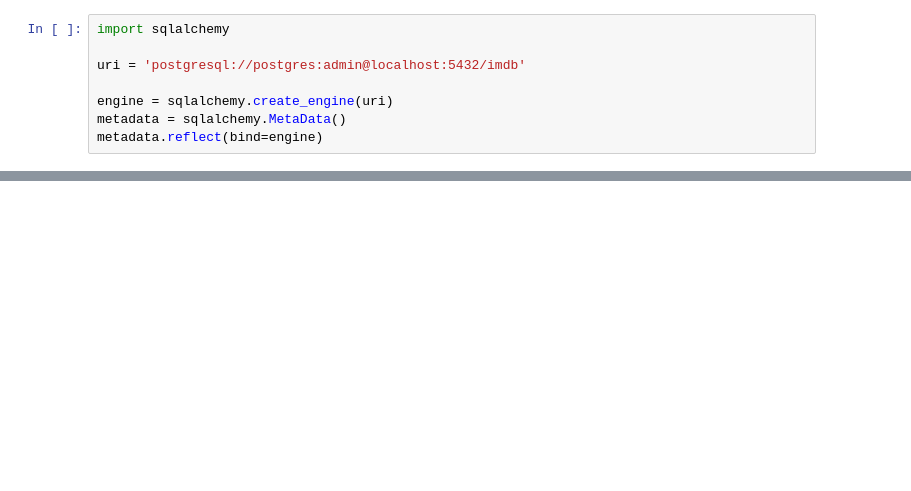
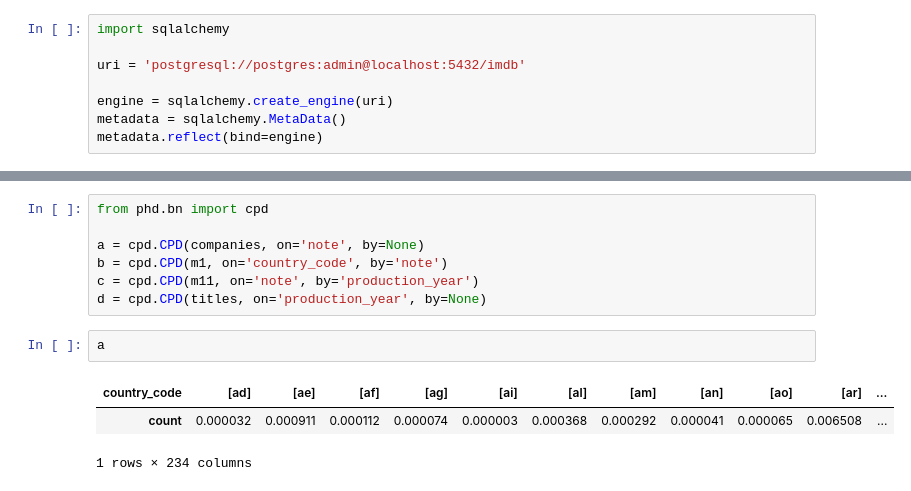
Before and after one commit to MaxHalford/dasfaa-2019, a Jupyter notebook: Playground.ipynb, the cells around one changed output, grey strips where cells are left out. Saved outputs shown, nothing was run; the diff lists cells and outputs as text; blank space fills up the shorter version.

```diff
--- a/Playground.ipynb
+++ b/Playground.ipynb
@@ -112,0 +170,13 @@ metrics.mutual_info_score(x, y)
+# %%
+from phd.bn import cpd
+
+a = cpd.CPD(companies, on='note', by=None)
+b = cpd.CPD(m1, on='country_code', by='note')
+c = cpd.CPD(m11, on='note', by='production_year')
+d = cpd.CPD(titles, on='production_year', by=None)
+# %%
+a
+# %% [output]
+| country_code | [ad] | [ae] | [af] | [ag] | [ai] | [al] | [am] | [an] | [ao] | [ar] | ... |
+| count | 0.000032 | 0.000911 | 0.000112 | 0.000074 | 0.000003 | 0.000368 | 0.000292 | 0.000041 | 0.000065 | 0.006508 | ... |
+1 rows × 234 columns
```
Also changed, not shown: parts of 25 cells of this notebook, 16 other files.
